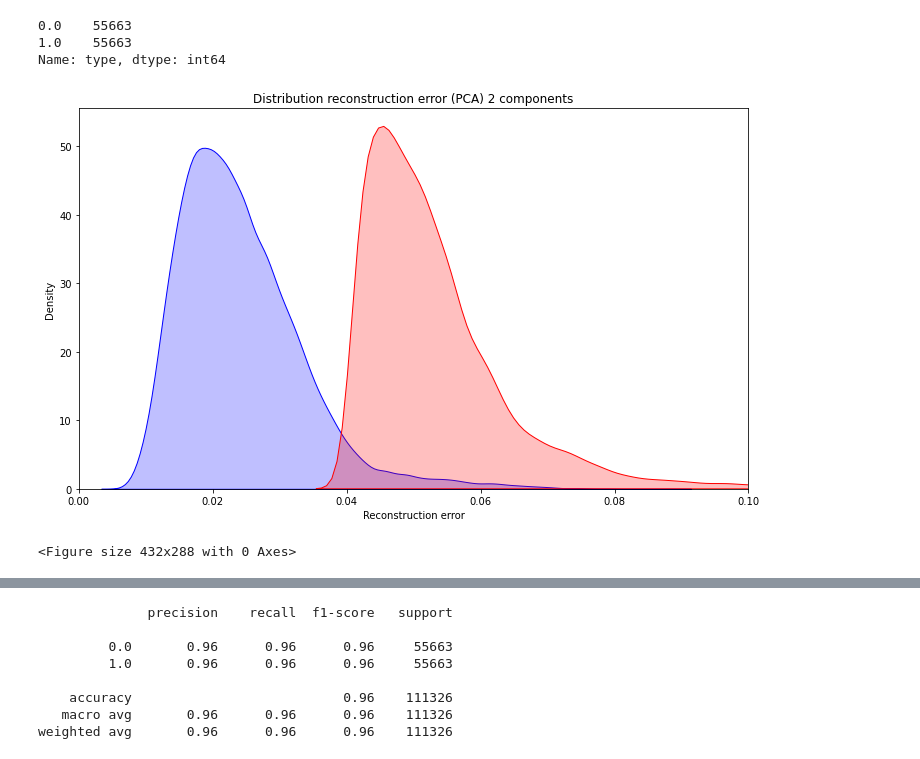
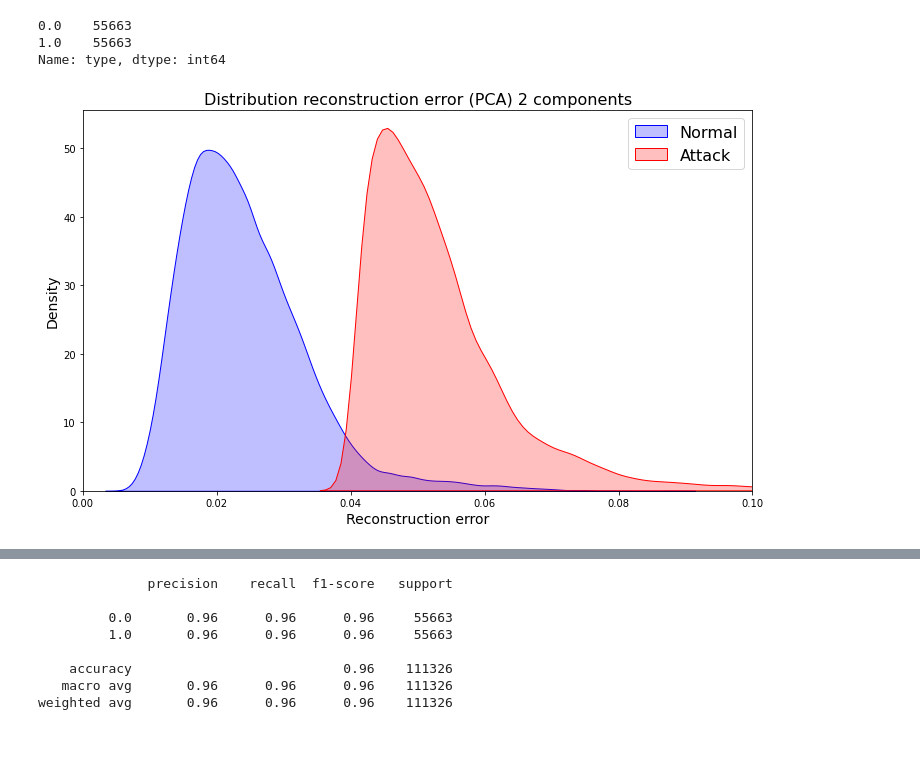
Before and after one commit to castorgit/Autoencoders, a Jupyter notebook: SCADA_PCA_detection_02.ipynb, the cells around one changed output, grey strips where cells are left out. Cells and saved outputs as stored; diff of their text form; code cells hidden in the pictures.

Commit message:
PCA anomalies

```diff
--- a/SCADA_PCA_detection_02.ipynb
+++ b/SCADA_PCA_detection_02.ipynb
@@ -354,28 +354,32 @@ Name: type, dtype: int64
 # %%
 # plot error distribution
 # Distribución reconstruction error
 fig, ax = plt.subplots(nrows=1, ncols=1, figsize=(12, 7))
 sns.kdeplot(
     df_results[df_results['type']==0].error_reconstruction,
     fill    = True,
     ax      = ax,
+    label   = 'Normal',
     color   = 'blue'
 )
 sns.kdeplot(
     df_results[df_results['type']==1].error_reconstruction,
     fill    = True,
     ax      = ax,
+    label   = 'Attack',
     color   = 'red'
 )
 #sns.rugplot(error_reconstruccion,  ax=ax, color='black')
-ax.set_title('Distribution reconstruction error (PCA) '+str(n_comp)+' components')
-ax.set_xlabel('Reconstruction error');
+ax.set_title('Distribution reconstruction error (PCA) '+str(n_comp)+' components',fontsize=16)
+ax.set_xlabel('Reconstruction error',fontsize=14)
+ax.set_ylabel('Density',fontsize=14);
 ax.set_xlim(0,0.1)
+plt.legend( fontsize=16)
+
+plt.savefig('PCA_anomalies.png', dpi=600)
 plt.show()
-plt.savefig('PCA_anomalies.png', dpi=600)
 # %% [output]
-[figure, old version]
+[figure, new version]
-<Figure size 432x288 with 0 Axes>
 # %%
 rmse_error = df_results.error_reconstruction.to_numpy()
 error_threshold = np.median(rmse_error)
```
Also changed, not shown: parts of 3 cells of this notebook.
